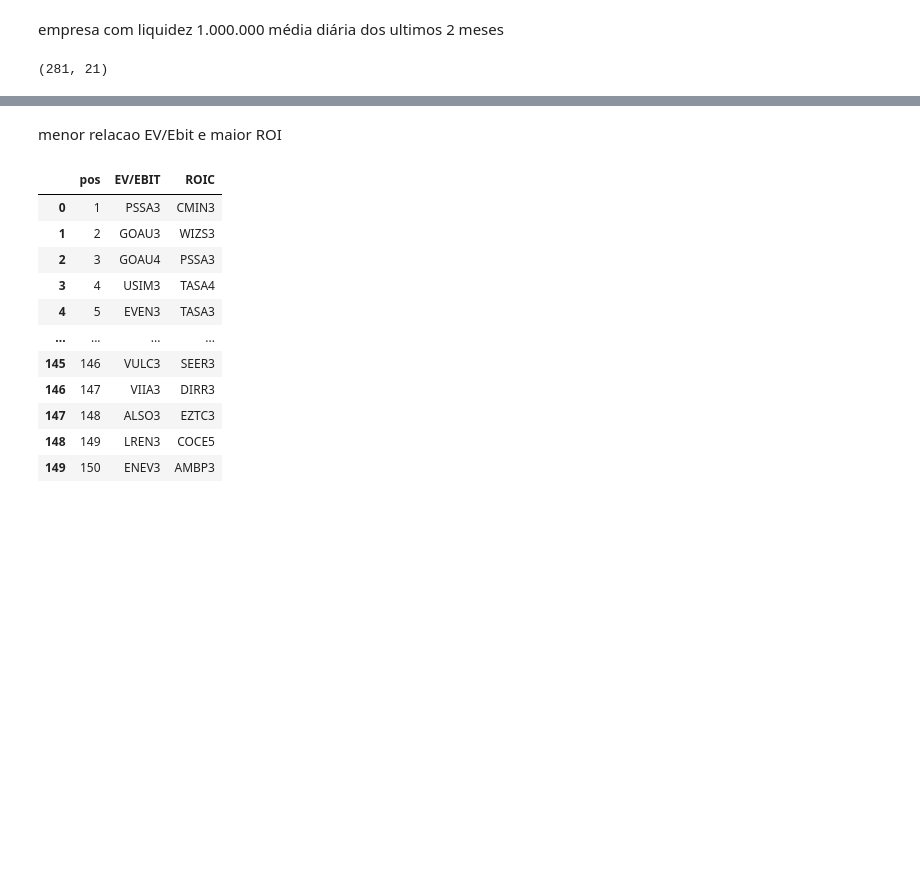
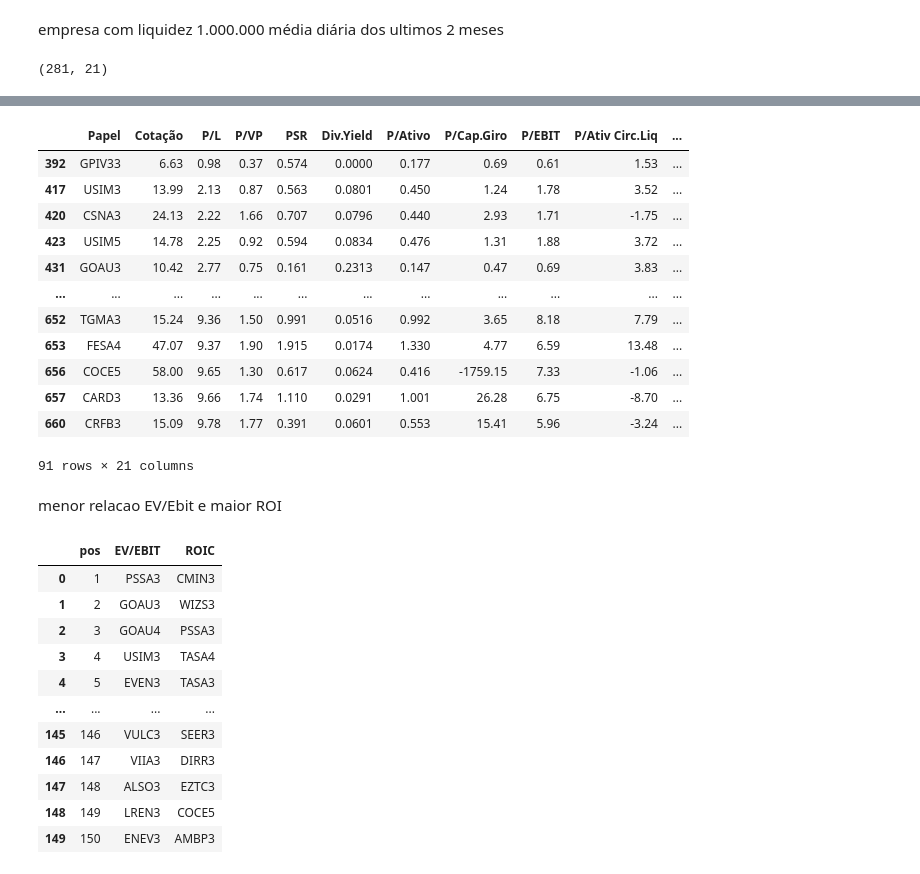
Before and after one commit to mozzaquatro/financial_market, a Jupyter notebook: 08_Analise_Fundamentalista.ipynb, the cells around one changed output, grey strips where cells are left out. Saved outputs shown, nothing was run; the diff lists cells and outputs as text; code cells hidden in the pictures; blank space fills up the shorter version.

```diff
--- a/08_Analise_Fundamentalista.ipynb
+++ b/08_Analise_Fundamentalista.ipynb
@@ -96,3 +120,24 @@ df_pl
+# %%
+# 7. ROIC ((Retorno sobre o Capital Investido): calcula-se dividindo o EBIT por
+# (Ativos – Fornecedores – Caixa) – informa ao retorno que a empresa consegue sobre o capital total aplicado).
+# deve estar positivo, endividamento da empresa perante o seu investimento
+## maior que 0
+df_roic = df_pPv[df_pPv['ROIC']>0]
+df_roic
+# %% [output]
+|  | Papel | Cotação | P/L | P/VP | PSR | Div.Yield | P/Ativo | P/Cap.Giro | P/EBIT | P/Ativ Circ.Liq | ... |
+| 392 | GPIV33 | 6.63 | 0.98 | 0.37 | 0.574 | 0.0000 | 0.177 | 0.69 | 0.61 | 1.53 | ... |
+| 417 | USIM3 | 13.99 | 2.13 | 0.87 | 0.563 | 0.0801 | 0.450 | 1.24 | 1.78 | 3.52 | ... |
+| 420 | CSNA3 | 24.13 | 2.22 | 1.66 | 0.707 | 0.0796 | 0.440 | 2.93 | 1.71 | -1.75 | ... |
+| 423 | USIM5 | 14.78 | 2.25 | 0.92 | 0.594 | 0.0834 | 0.476 | 1.31 | 1.88 | 3.72 | ... |
+| 431 | GOAU3 | 10.42 | 2.77 | 0.75 | 0.161 | 0.2313 | 0.147 | 0.47 | 0.69 | 3.83 | ... |
+| ... | ... | ... | ... | ... | ... | ... | ... | ... | ... | ... | ... |
+| 652 | TGMA3 | 15.24 | 9.36 | 1.50 | 0.991 | 0.0516 | 0.992 | 3.65 | 8.18 | 7.79 | ... |
+| 653 | FESA4 | 47.07 | 9.37 | 1.90 | 1.915 | 0.0174 | 1.330 | 4.77 | 6.59 | 13.48 | ... |
+| 656 | COCE5 | 58.00 | 9.65 | 1.30 | 0.617 | 0.0624 | 0.416 | -1759.15 | 7.33 | -1.06 | ... |
+| 657 | CARD3 | 13.36 | 9.66 | 1.74 | 1.110 | 0.0291 | 1.001 | 26.28 | 6.75 | -8.70 | ... |
+| 660 | CRFB3 | 15.09 | 9.78 | 1.77 | 0.391 | 0.0601 | 0.553 | 15.41 | 5.96 | -3.24 | ... |
+91 rows × 21 columns
 # %% [markdown]
 menor relacao EV/Ebit e
 maior ROI
```
Also changed, not shown: parts of 5 cells of this notebook.
